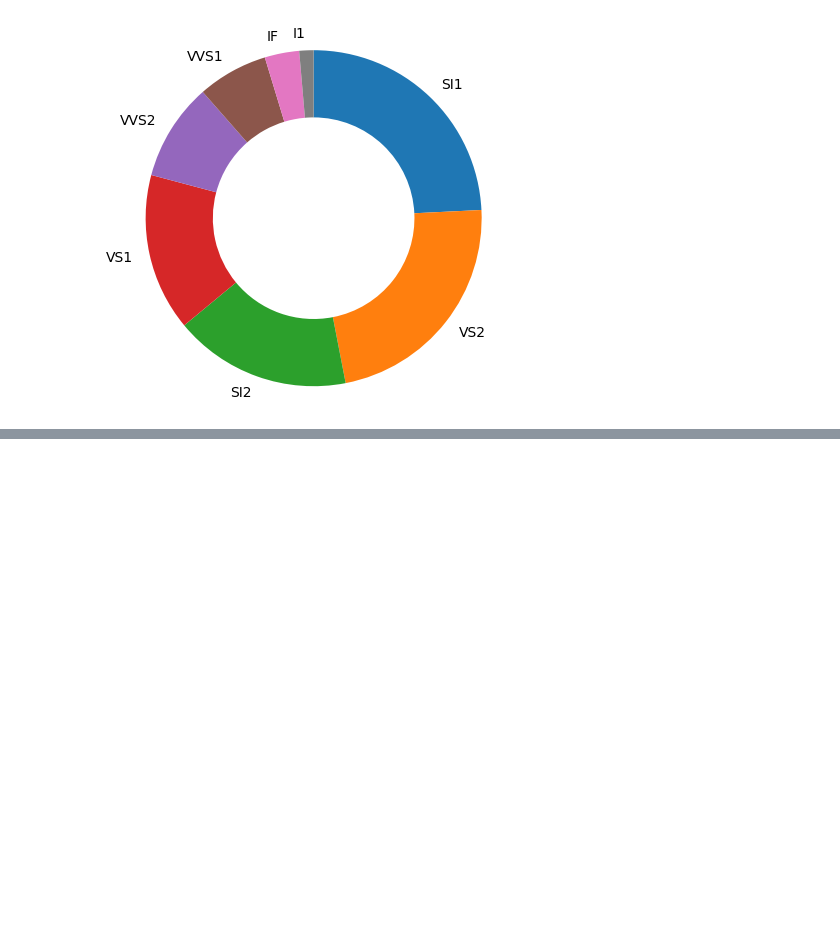
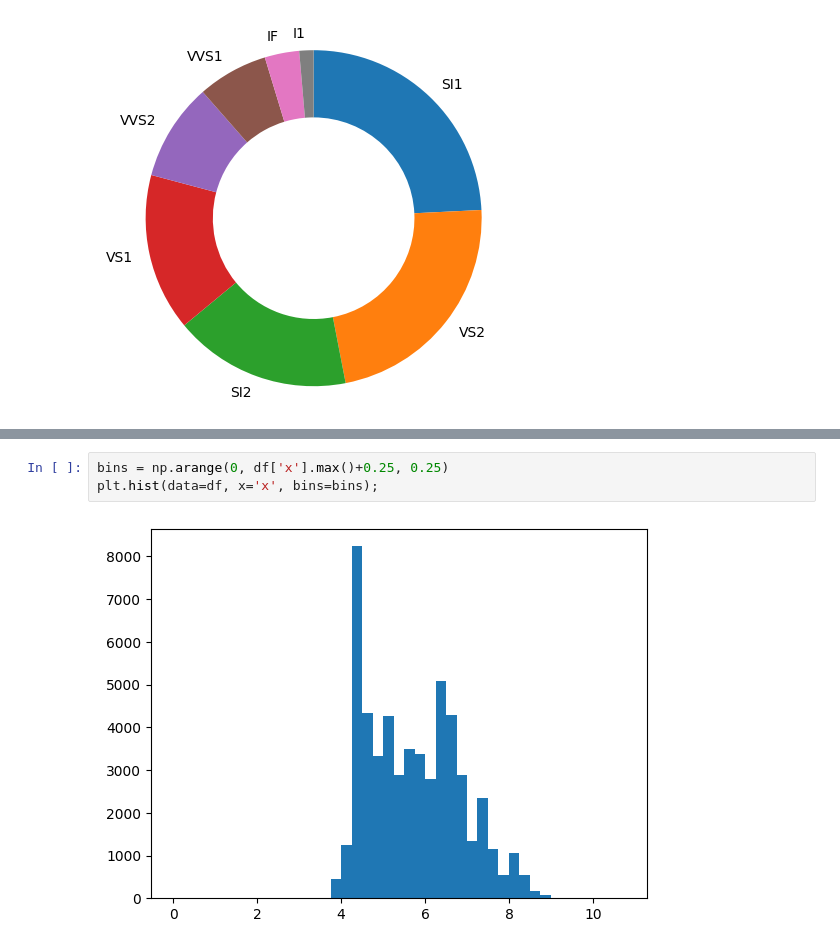
Before and after one commit to sondosaabed/Data-Visualization-with-Matplotlib-and-Seaborn, a Jupyter notebook: L3-Univariate-Exploration-of-Data.ipynb, the cells around one changed output, grey strips where cells are left out. Cells and saved outputs as stored; diff of their text form; blank space fills up the shorter version.

```diff
--- a/L3-Univariate-Exploration-of-Data.ipynb
+++ b/L3-Univariate-Exploration-of-Data.ipynb
@@ -280,0 +303,5 @@ plt.axis('square');
+# %%
+bins = np.arange(0, df['x'].max()+0.25, 0.25)
+plt.hist(data=df, x='x', bins=bins);
+# %% [output]
+[figure, added]
```
Also changed, not shown: parts of 6 cells of this notebook.
